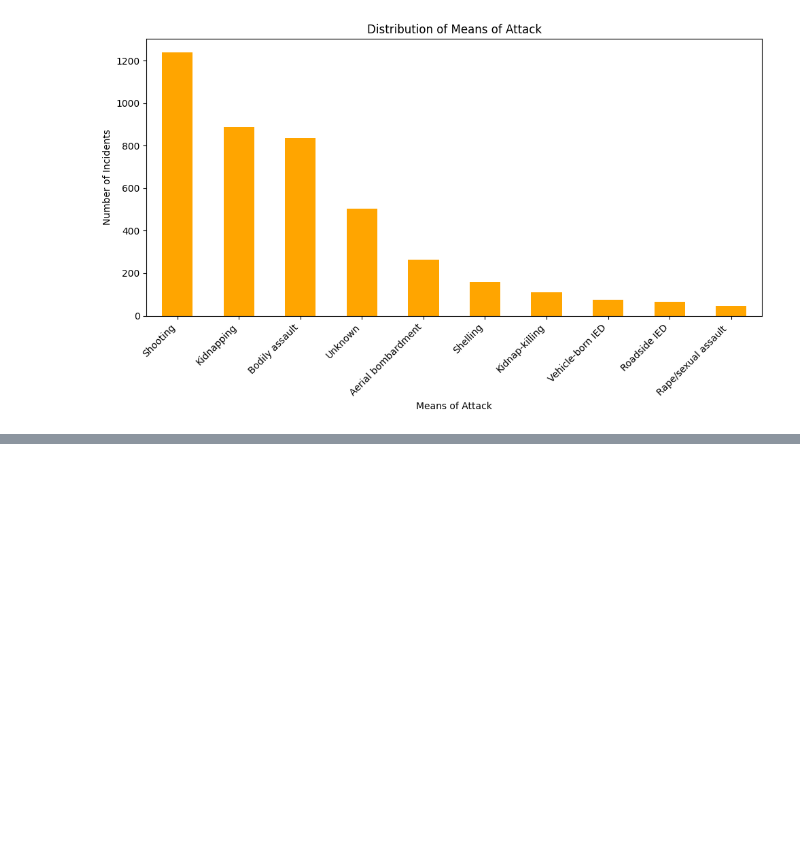
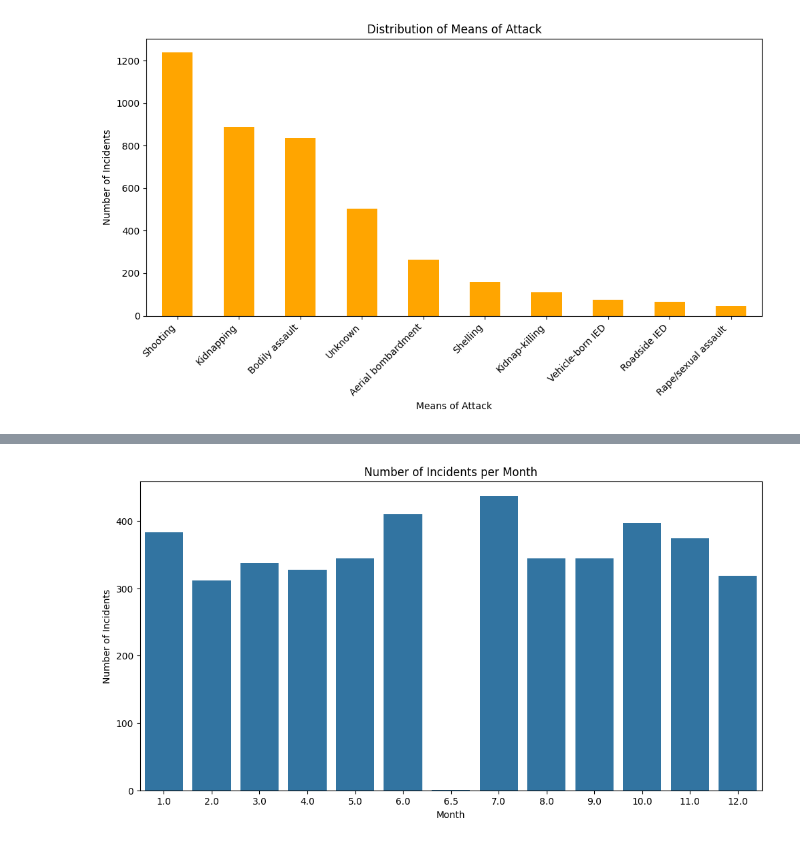
Before and after one commit to Bettenoch/security_incidence_prediction, a Jupyter notebook: df_exploration_&_analysis.ipynb, the cells around one changed output, grey strips where cells are left out. Drawn from its saved outputs; the diff is of its cells as text; code cells hidden in the pictures; blank space fills up the shorter version.

```diff
--- a/df_exploration_&_analysis.ipynb
+++ b/df_exploration_&_analysis.ipynb
@@ -204,0 +238,9 @@ plt.show()
+# %%
+plt.figure(figsize=(12, 6))
+sns.countplot(x='month', data=df)
+plt.title('Number of Incidents per Month')
+plt.xlabel('Month')
+plt.ylabel('Number of Incidents')
+plt.show()
+# %% [output]
+[figure, added]
```
Also changed, not shown: parts of 5 cells of this notebook.
